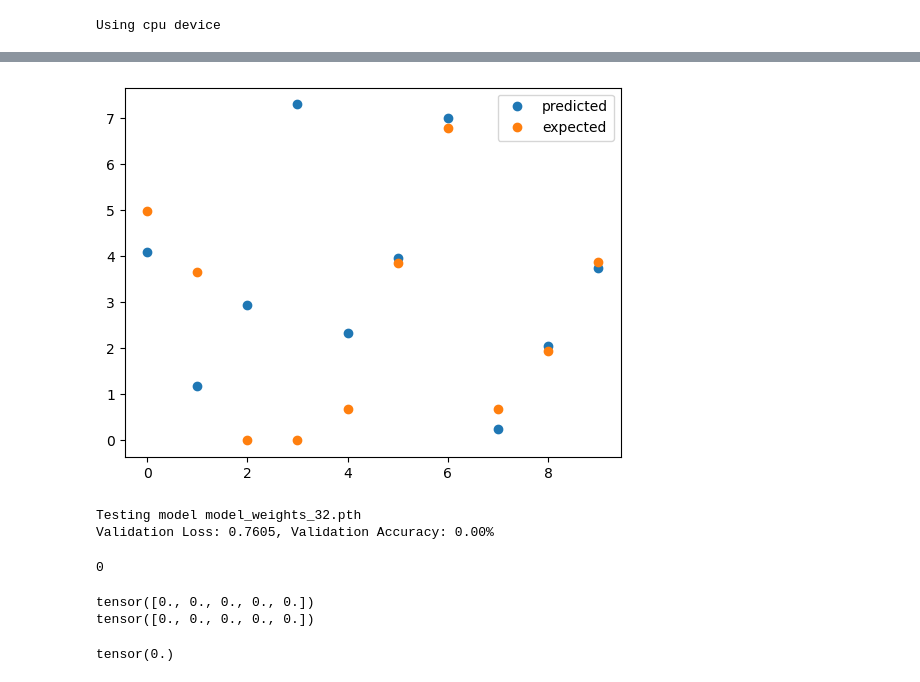
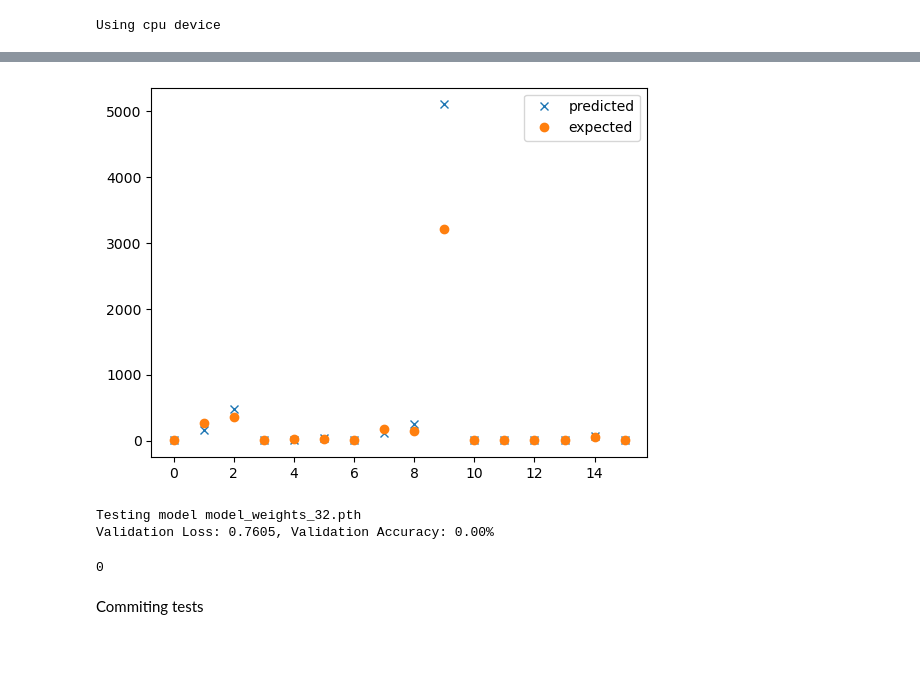
Before and after one commit to RinatKurmaev/Store-Sales---Time-Series-Forecasting, a Jupyter notebook: Time Series Forecasting.ipynb, the cells around one changed output, grey strips where cells are left out. Cells and saved outputs as stored; diff of their text form; code cells hidden in the pictures; blank space fills up the shorter version.

```diff
--- a/Time Series Forecasting.ipynb
+++ b/Time Series Forecasting.ipynb
@@ -230,26 +243 @@ train_iterations = 60
 running_loss_es = []
-# %%
-# Train the neural network
-for epoch in range(train_iterations):
-    running_loss = 0.0
-    for i, (inputs, labels) in enumerate(train_loader):
-        print (f'{i} of {len(train_loader)}', end = ' \r'),
-        optimizer.zero_grad()
-        outputs = model(inputs)
-        labels = labels.squeeze(-1)
-        outputs = outputs.squeeze(-1)
-
-        #returning to real values instead of logs
-        labels = torch.exp(labels)+1
-        outputs = torch.exp(outputs)+1
-        loss = criterion(outputs, labels)
-        loss.backward()
-        optimizer.step()
-        running_loss += loss.item()
-    print(f"\nEpoch {epoch} loss: {running_loss/len(train_loader)}")
-    running_loss_es.append(running_loss/len(train_loader))
-    if (epoch % save_every == 0):
-        model_file_name = f'model_weights_{epoch}.pth'
-        print(f'Saving model as {model_file_name}')
-        torch.save(model, model_file_name)
-torch.save(model, f'model_weights_{train_iterations}.pth')
@@ -320,8 +345,8 @@ with torch.no_grad():
         outputs = model(batch_data)
         outputs = outputs.squeeze(-1)
 
-        batch_labels = torch.exp(batch_labels)+1
-        outputs = torch.exp(outputs)+1
+        batch_labels = torch.exp(batch_labels)-1
+        outputs = torch.exp(outputs)-1
 
         # Calculate the loss
         loss = criterion(outputs, batch_labels)
@@ -343,5 +368,5 @@ average_loss = total_loss / total_samples
 accuracy = total_correct / total_samples
 
 # Print the results
-print('Validation Loss: {:.4f}, Validation Accuracy: {:.2f}%'.format(average_loss, accuracy * 100))
+print('Validation Loss: {:.4f}'.format(average_loss))
 # %% [output]
@@ -370,8 +395,8 @@ def evaluate(model_file, val_loader):
             outputs = outputs.squeeze(-1)
             #batch_labels = torch.squeeze(-1)
 
-            batch_labels = torch.exp(batch_labels)+1
-            outputs = torch.exp(outputs)+1
+            batch_labels = torch.exp(batch_labels)-1
+            outputs = torch.exp(outputs)-1
 
 
             # Calculate the loss
@@ -401,5 +426,5 @@ val_loss = []
 for i in range(train_iterations):
     if (i % save_every == 0):
         #print(i)
-        val_loss.append(evaluate(f'model_weights_{i}.pth',val_loader))
+        val_loss.append(evaluate(f'weights/model_weights_{i}.pth',val_loader))
 # %% [output]
@@ -460,16 +485,17 @@ with torch.no_grad():
     n_samples = len(evalutaion_val_dataset)
     outputs = []
     expections = []
-    for i in range(10):
+    for i in range(16):
     # Get a random sample
         random_index = int(np.random.random()*n_samples)
         single_example = evalutaion_val_dataset[random_index]
         output = model(single_example[0])
+        output = torch.exp(output)+1
         outputs.append(output)
-        expections.append(single_example[1])
+        expections.append(np.exp(single_example[1])+1)
 
     loss = criterion(torch.FloatTensor(outputs).squeeze(-1), torch.FloatTensor(expections).squeeze(-1))
-    plt.plot(outputs, label = "predicted", linestyle="",marker="o")
+    plt.plot(outputs, label = "predicted", linestyle="",marker="x")
     plt.plot(expections, label = "expected", linestyle="",marker="o")
     plt.legend()
     print(f'loss = {loss}')
@@ -478,20 +504,9 @@ loss = 0.7519540786743164
-[figure, old version]
+[figure, new version]
 # %%
 evaluate(f'model_weights_32.pth',val_loader)
 # %% [output]
 Testing model model_weights_32.pth
 Validation Loss: 0.7605, Validation Accuracy: 0.00%
 0
-# %%
-a = torch.rand(5)
-b = torch.rand(5)
-for i in range(len(a)):
-    a[i] = 0
-    b[i] = 0
-print(a)
-print(b)
-criterion(a,b)
-# %% [output]
-tensor([0., 0., 0., 0., 0.])
-tensor([0., 0., 0., 0., 0.])
-tensor(0.)
+# %% [markdown]
+Commiting tests
```
Also changed, not shown: parts of 24 cells of this notebook.
